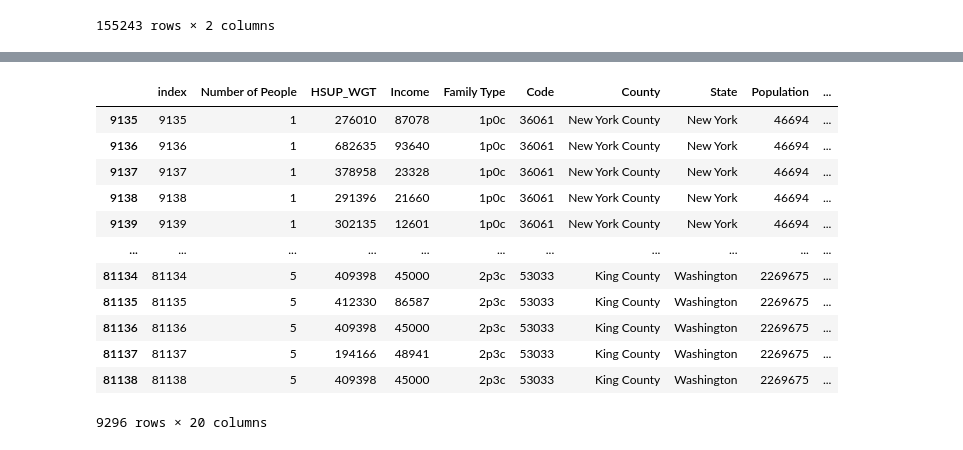
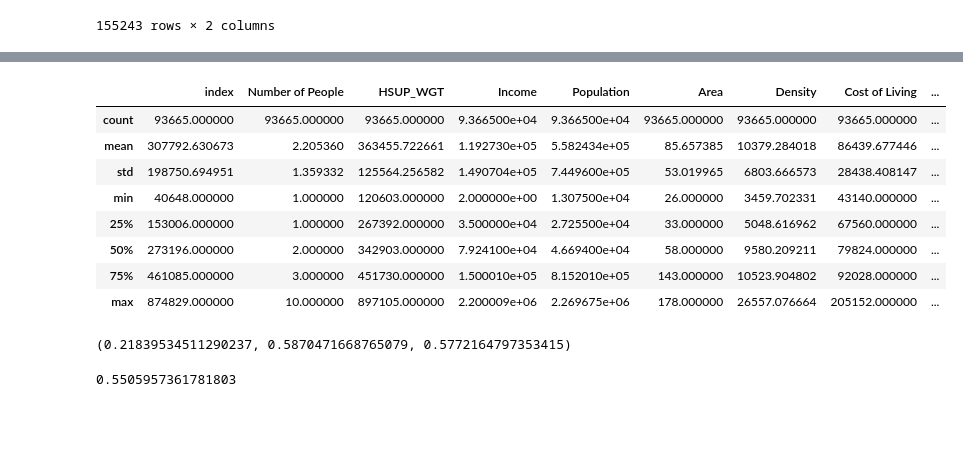
Before and after one commit to i2mx/IMMC-A-2024, a Jupyter notebook: Simulation1.ipynb, the cells around one changed output, grey strips where cells are left out. Saved outputs shown, nothing was run; the diff lists cells and outputs as text; code cells hidden in the pictures; blank space fills up the shorter version.

```diff
--- a/Simulation1.ipynb
+++ b/Simulation1.ipynb
@@ -269,6 +269,6 @@ sample_df
 import random
 
 # 'calculate' time
-sample_df['Free Time'] = [ -0.0005*row['Density'] + 9 + random.normalvariate(0,0.2) for index, row in sample_df.iterrows()]
+sample_df['Free Time'] = [ -0.0005*row['Density'] + 8 + random.normalvariate(0,0.2) for index, row in sample_df.iterrows()]
 # %%
 from modelcat import get_HPFI, get_income_index, get_space_index, get_time_index
@@ -277,6 +287,8 @@ sample_HPFI = []
 sample_II   = []
 sample_SI   = []
 sample_TI   = []
+
+urban_floor_area = []
 
 for index, row in sample_df.iterrows():
     number_of_people    = row['Number of People']
@@ -286,9 +298,23 @@ for index, row in sample_df.iterrows():
     cost_of_living      = row['Cost of Living']
     floor_area          = row['Floor Area']
 
-    HPFI    = get_HPFI(density, cost_of_living, income, number_of_people, free_time, floor_area, 100000/(density+1))
+    if density >= 3000:
+        if number_of_people == 1:
+            floor_area = random.normalvariate(70, 10)
+        if number_of_people == 2:
+            floor_area = random.normalvariate(90, 10)
+        if number_of_people == 3:
+            floor_area = random.normalvariate(100, 10)
+        if number_of_people == 4:
+            floor_area = random.normalvariate(120, 10)
+
+        urban_floor_area.append(floor_area)
+
+    outside_area        = 100000/(density+1)
+
+    HPFI    = get_HPFI(density, cost_of_living, income, number_of_people, free_time, floor_area, outside_area)
     II      = get_income_index(income, cost_of_living)
-    SI      = get_space_index(density, number_of_people, floor_area, 0)
+    SI      = get_space_index(density, number_of_people, floor_area, outside_area)
     TI      = get_time_index(free_time)
 
     sample_HPFI.append(HPFI)
@@ -386,17 +429,23 @@ sample_suburban.describe()
 # %%
 sample_urban.describe()
-sample_urban
+# sample_urban
 # %% [output]
-|  | index | Number of People | HSUP_WGT | Income | Family Type | Code | County | State | Population | ... |
-| 9135 | 9135 | 1 | 276010 | 87078 | 1p0c | 36061 | New York County | New York | 46694 | ... |
-| 9136 | 9136 | 1 | 682635 | 93640 | 1p0c | 36061 | New York County | New York | 46694 | ... |
-| 9137 | 9137 | 1 | 378958 | 23328 | 1p0c | 36061 | New York County | New York | 46694 | ... |
-| 9138 | 9138 | 1 | 291396 | 21660 | 1p0c | 36061 | New York County | New York | 46694 | ... |
-| 9139 | 9139 | 1 | 302135 | 12601 | 1p0c | 36061 | New York County | New York | 46694 | ... |
-| ... | ... | ... | ... | ... | ... | ... | ... | ... | ... | ... |
-| 81134 | 81134 | 5 | 409398 | 45000 | 2p3c | 53033 | King County | Washington | 2269675 | ... |
-| 81135 | 81135 | 5 | 412330 | 86587 | 2p3c | 53033 | King County | Washington | 2269675 | ... |
-| 81136 | 81136 | 5 | 409398 | 45000 | 2p3c | 53033 | King County | Washington | 2269675 | ... |
-| 81137 | 81137 | 5 | 194166 | 48941 | 2p3c | 53033 | King County | Washington | 2269675 | ... |
-| 81138 | 81138 | 5 | 409398 | 45000 | 2p3c | 53033 | King County | Washington | 2269675 | ... |
+|  | index | Number of People | HSUP_WGT | Income | Population | Area | Density | Cost of Living | ... |
+| count | 93665.000000 | 93665.000000 | 93665.000000 | 9.366500e+04 | 9.366500e+04 | 93665.000000 | 93665.000000 | 93665.000000 | ... |
+| mean | 307792.630673 | 2.205360 | 363455.722661 | 1.192730e+05 | 5.582434e+05 | 85.657385 | 10379.284018 | 86439.677446 | ... |
+| std | 198750.694951 | 1.359332 | 125564.256582 | 1.490704e+05 | 7.449600e+05 | 53.019965 | 6803.666573 | 28438.408147 | ... |
+| min | 40648.000000 | 1.000000 | 120603.000000 | 2.000000e+00 | 1.307500e+04 | 26.000000 | 3459.702331 | 43140.000000 | ... |
+| 25% | 153006.000000 | 1.000000 | 267392.000000 | 3.500000e+04 | 2.725500e+04 | 33.000000 | 5048.616962 | 67560.000000 | ... |
+| 50% | 273196.000000 | 2.000000 | 342903.000000 | 7.924100e+04 | 4.669400e+04 | 58.000000 | 9580.209211 | 79824.000000 | ... |
+| 75% | 461085.000000 | 3.000000 | 451730.000000 | 1.500010e+05 | 8.152010e+05 | 143.000000 | 10523.904802 | 92028.000000 | ... |
+| max | 874829.000000 | 10.000000 | 897105.000000 | 2.200009e+06 | 2.269675e+06 | 178.000000 | 26557.076664 | 205152.000000 | ... |
-9296 rows × 20 columns
+# %%
+len(sample_urban[sample_urban['HPFI'] > 0.5]) / len(sample_urban), \
+len(sample_suburban[sample_suburban['HPFI'] > 0.5]) / len(sample_suburban), \
+len(sample_rural[sample_rural['HPFI'] > 0.5]) / len(sample_rural)
+# %% [output]
+(0.21839534511290237, 0.5870471668765079, 0.5772164797353415)
+# %%
+len(sample_df[sample_df['HPFI'] > 0.5]) / len(sample_df)
+# %% [output]
+0.5505957361781803
```
Also changed, not shown: parts of 16 cells of this notebook, 5 other files.
